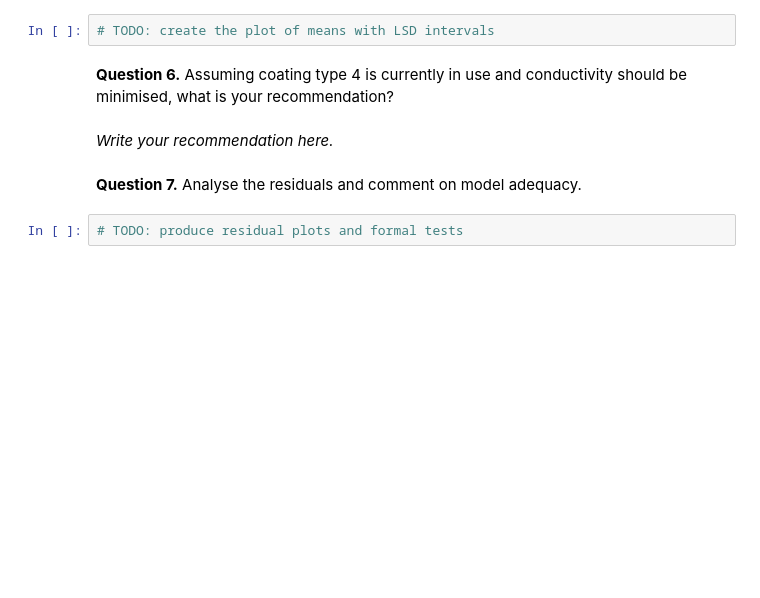
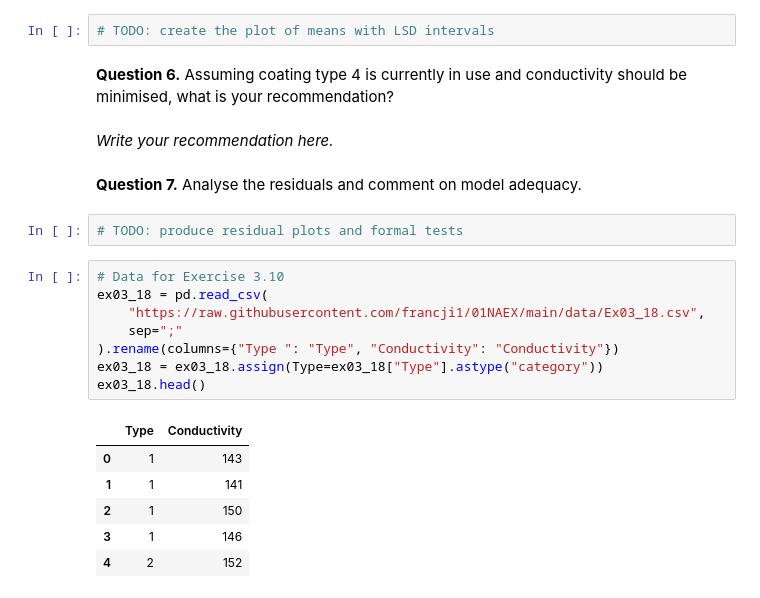
Before and after one commit to francji1/01NAEX, a Jupyter notebook: code/01NAEX_exercise_02_Python.ipynb, the cells around one changed output. Cells and saved outputs as stored; diff of their text form; blank space fills up the shorter version.

```diff
--- a/code/01NAEX_exercise_02_Python.ipynb
+++ b/code/01NAEX_exercise_02_Python.ipynb
@@ -461,3 +461,18 @@ Analyze the residuals and draw conclusions about model adequacy.
 **Question 7.** Analyse the residuals and comment on model adequacy.
 # %%
 # TODO: produce residual plots and formal tests
+# %%
+# Data for Exercise 3.10
+ex03_18 = pd.read_csv(
+    "https://raw.githubusercontent.com/francji1/01NAEX/main/data/Ex03_18.csv",
+    sep=";"
+).rename(columns={"Type ": "Type", "Conductivity": "Conductivity"})
+ex03_18 = ex03_18.assign(Type=ex03_18["Type"].astype("category"))
+ex03_18.head()
+# %% [output]
+|  | Type | Conductivity |
+| 0 | 1 | 143 |
+| 1 | 1 | 141 |
+| 2 | 1 | 150 |
+| 3 | 1 | 146 |
+| 4 | 2 | 152 |
```
Also changed, not shown: parts of 1 cell of this notebook.
